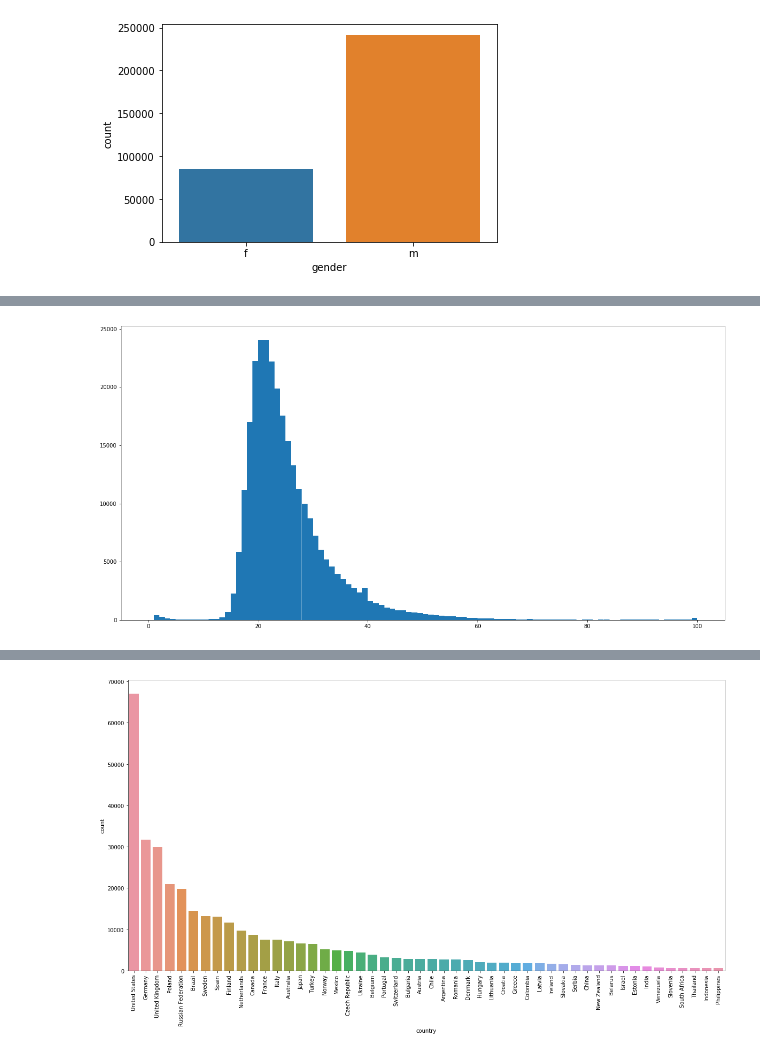
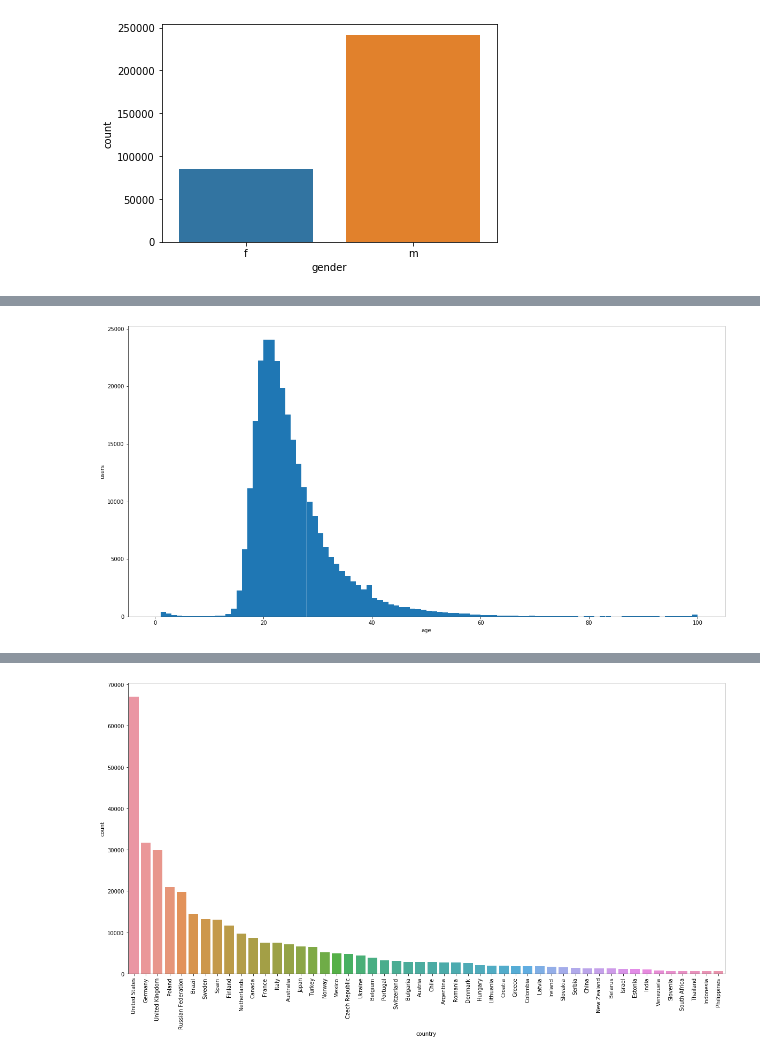
Before and after one commit to TimofeevAlex/LastFM, a Jupyter notebook: exploratory_analysis.ipynb, the cells around one changed output, grey strips where cells are left out. Saved outputs shown, nothing was run; the diff lists cells and outputs as text; code cells hidden in the pictures.

```diff
--- a/exploratory_analysis.ipynb
+++ b/exploratory_analysis.ipynb
@@ -383,7 +516,9 @@ sns.countplot(x=lastfm_360_demo['gender'])
 # %%
 # Show the age distribution
 plt.figure(figsize = (20,10))
 plt.hist(lastfm_360_demo['age'], bins=range(0, 101))
+plt.xlabel('age')
+plt.ylabel('users')
 plt.show()
 # %% [output]
-[figure, old version]
+[figure, new version]
```
Also changed, not shown: parts of 67 cells of this notebook.
